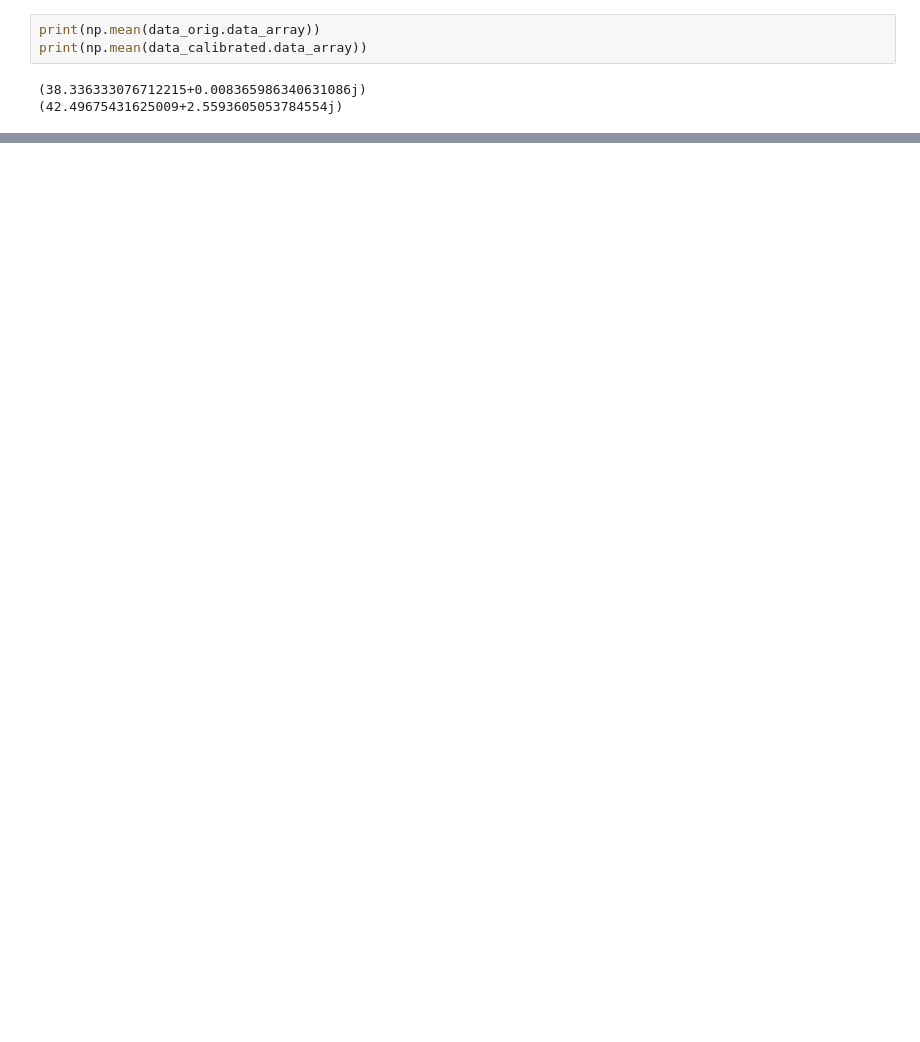
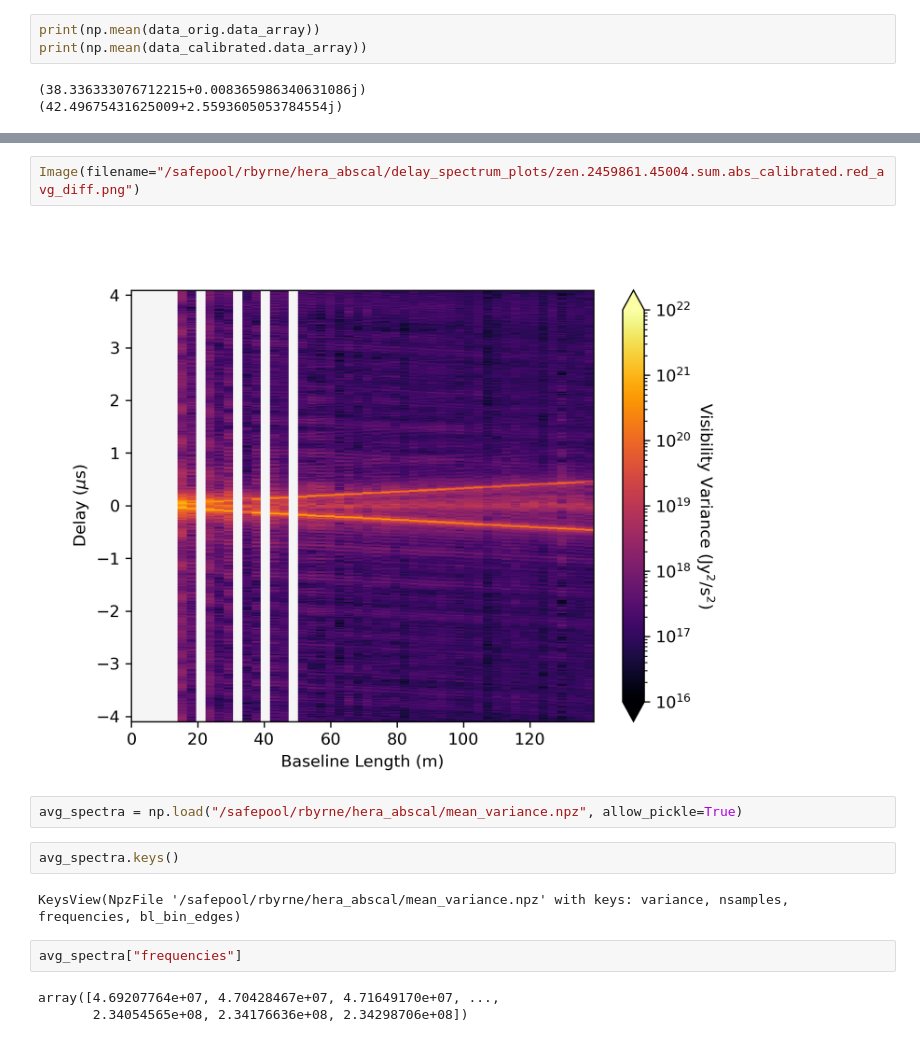
Before and after one commit to rlbyrne/rlb_hera, a Jupyter notebook: hera_data_viewer.ipynb, the cells around one changed output, grey strips where cells are left out. Cells and saved outputs as stored; diff of their text form; blank space fills up the shorter version.

```diff
--- a/hera_data_viewer.ipynb
+++ b/hera_data_viewer.ipynb
@@ -124,0 +131,15 @@ print(np.mean(data_calibrated.data_array))
+# %%
+Image(filename="/safepool/rbyrne/hera_abscal/delay_spectrum_plots/zen.2459861.45004.sum.abs_calibrated.red_avg_diff.png")
+# %% [output]
+[figure, added]
+# %%
+avg_spectra = np.load("/safepool/rbyrne/hera_abscal/mean_variance.npz", allow_pickle=True)
+# %%
+avg_spectra.keys()
+# %% [output]
+KeysView(NpzFile '/safepool/rbyrne/hera_abscal/mean_variance.npz' with keys: variance, nsamples, frequencies, bl_bin_edges)
+# %%
+avg_spectra["frequencies"]
+# %% [output]
+array([4.69207764e+07, 4.70428467e+07, 4.71649170e+07, ...,
+       2.34054565e+08, 2.34176636e+08, 2.34298706e+08])
```
Also changed, not shown: parts of 12 cells of this notebook.
